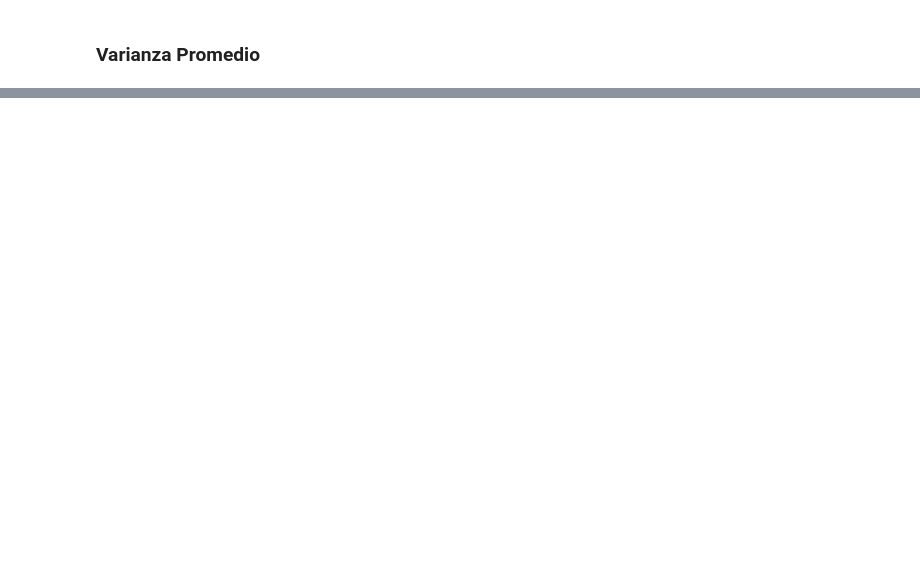
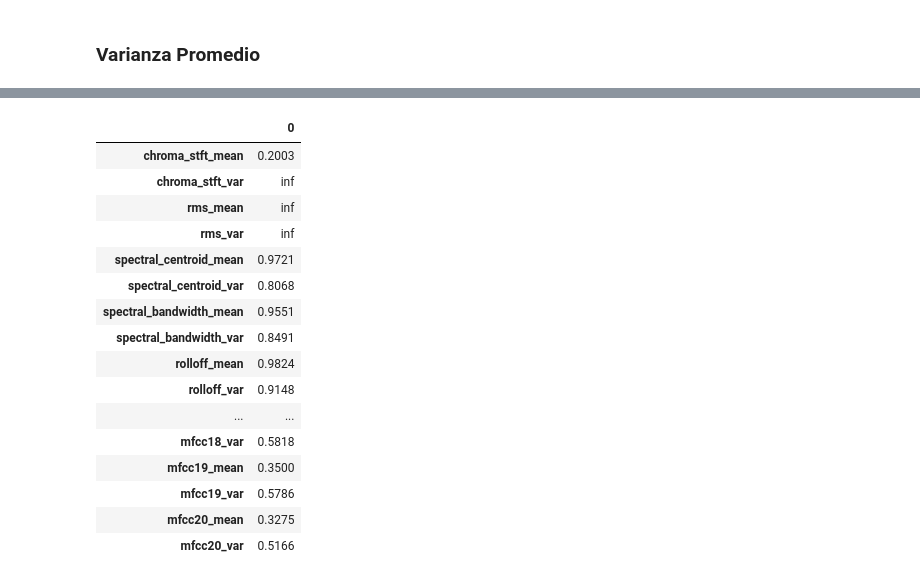
Before and after one commit to mmonto95eafit/music-genre, a Jupyter notebook: statistics/descripcion_datos_multivariantes.ipynb, the cells around one changed output, grey strips where cells are left out. Cells and saved outputs as stored; diff of their text form; code cells hidden in the pictures; blank space fills up the shorter version.

```diff
--- a/statistics/descripcion_datos_multivariantes.ipynb
+++ b/statistics/descripcion_datos_multivariantes.ipynb
@@ -221,0 +275,3 @@ VP
+# %%
+diag_cov = np.diag(S.round(2))
+diag_cov
@@ -221,0 +296,3 @@ VP
+# %%
+diag_cov_inv = np.diag(np.linalg.inv(S.round(2)))
+diag_cov_inv
@@ -221,0 +315,4 @@ VP
+# %%
+R2 =  (1 - 1/(diag_cov*diag_cov_inv)).round(4)
+cols = df_x.columns
+R2
@@ -221,0 +329,20 @@ VP
+# %%
+pd.DataFrame(R2,cols)
+# %% [output]
+|  | 0 |
+| chroma_stft_mean | 0.2003 |
+| chroma_stft_var | inf |
+| rms_mean | inf |
+| rms_var | inf |
+| spectral_centroid_mean | 0.9721 |
+| spectral_centroid_var | 0.8068 |
+| spectral_bandwidth_mean | 0.9551 |
+| spectral_bandwidth_var | 0.8491 |
+| rolloff_mean | 0.9824 |
+| rolloff_var | 0.9148 |
+| ... | ... |
+| mfcc18_var | 0.5818 |
+| mfcc19_mean | 0.3500 |
+| mfcc19_var | 0.5786 |
+| mfcc20_mean | 0.3275 |
+| mfcc20_var | 0.5166 |
```
Also changed, not shown: parts of 21 cells of this notebook, 1 other file.
